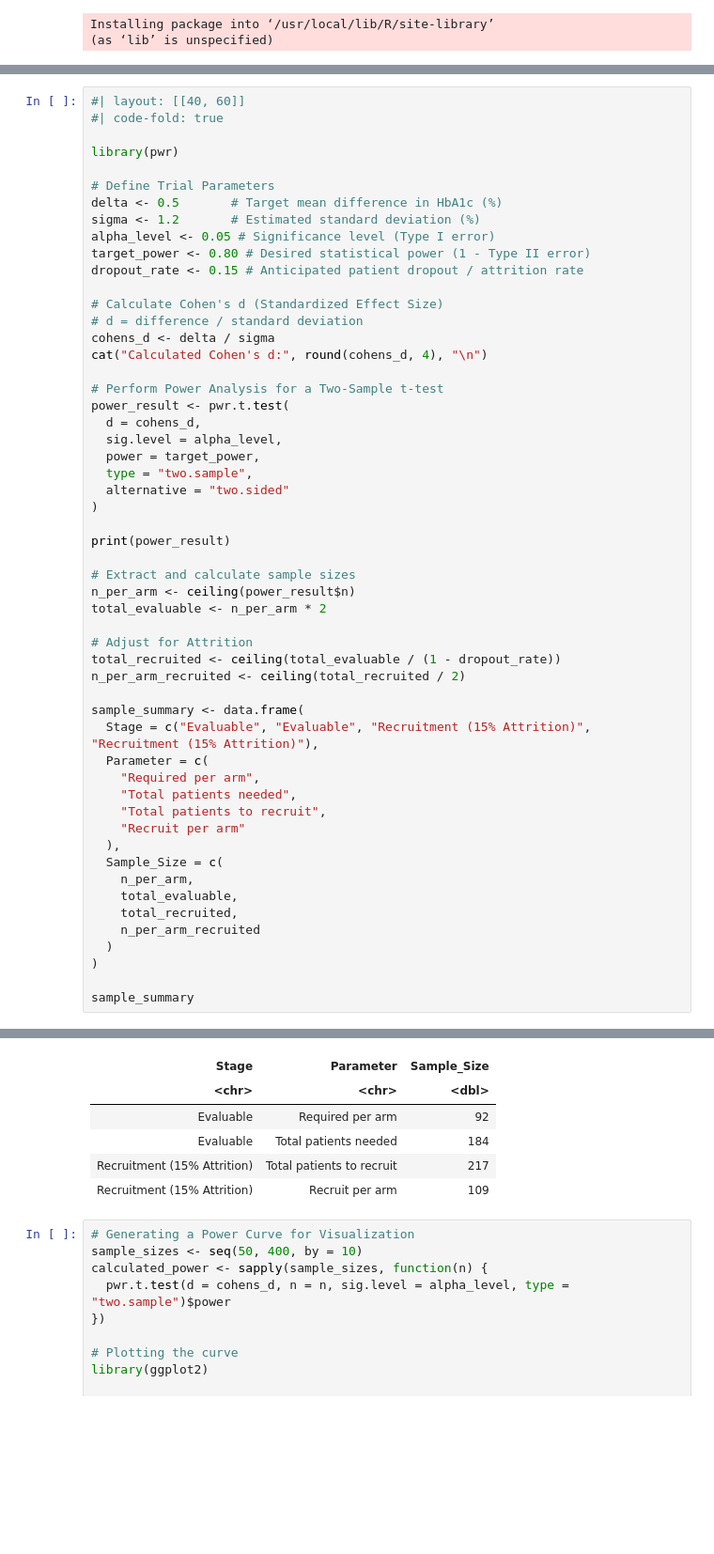
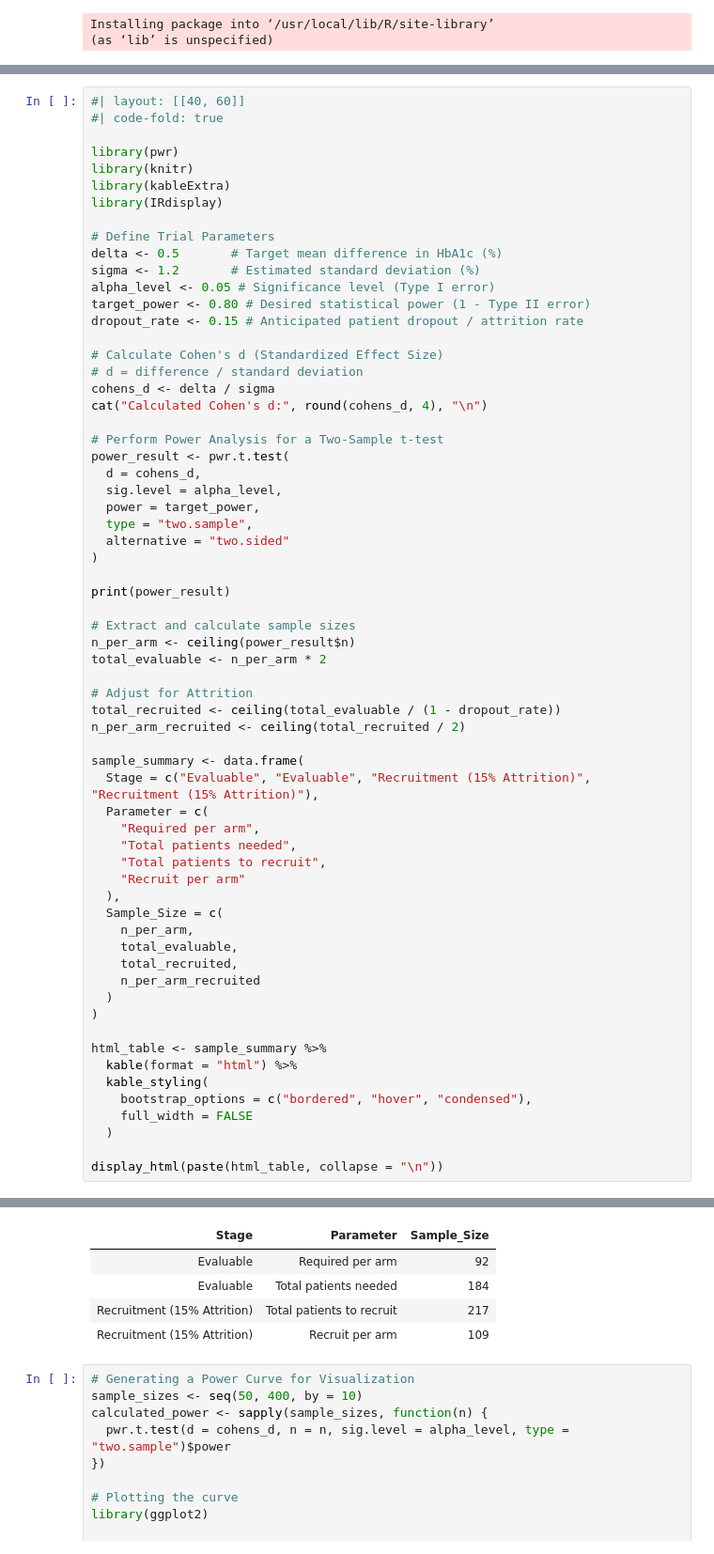
Before and after one commit to manishdatt-edu/biostats, a Jupyter notebook: Power_analysis.ipynb, the cells around one changed output, grey strips where cells are left out. Shown at 94% size. Saved outputs shown, nothing was run; the diff lists cells and outputs as text; blank space fills up the shorter version.

```diff
--- a/Power_analysis.ipynb
+++ b/Power_analysis.ipynb
@@ -162,6 +165,9 @@ Installing package into ‘/usr/local/lib/R/site-library’
 #| code-fold: true
 
 library(pwr)
+library(knitr)
+library(kableExtra)
+library(IRdisplay)
 
 # Define Trial Parameters
 delta <- 0.5       # Target mean difference in HbA1c (%)
@@ -210,7 +216,14 @@ sample_summary <- data.frame(
   )
 )
 
-sample_summary
+html_table <- sample_summary %>%
+  kable(format = "html") %>%
+  kable_styling(
+    bootstrap_options = c("bordered", "hover", "condensed"),
+    full_width = FALSE
+  )
+
+display_html(paste(html_table, collapse = "\n"))
 # %% [output]
 Calculated Cohen's d: 0.4167
 
@@ -227,5 +239,4 @@ A data.frame: 4 × 3
 | Stage | Parameter | Sample_Size |
-| <chr> | <chr> | <dbl> |
 | Evaluable | Required per arm | 92 |
 | Evaluable | Total patients needed | 184 |
 | Recruitment (15% Attrition) | Total patients to recruit | 217 |
```
Also changed, not shown: parts of 2 cells of this notebook, 1 other file.
